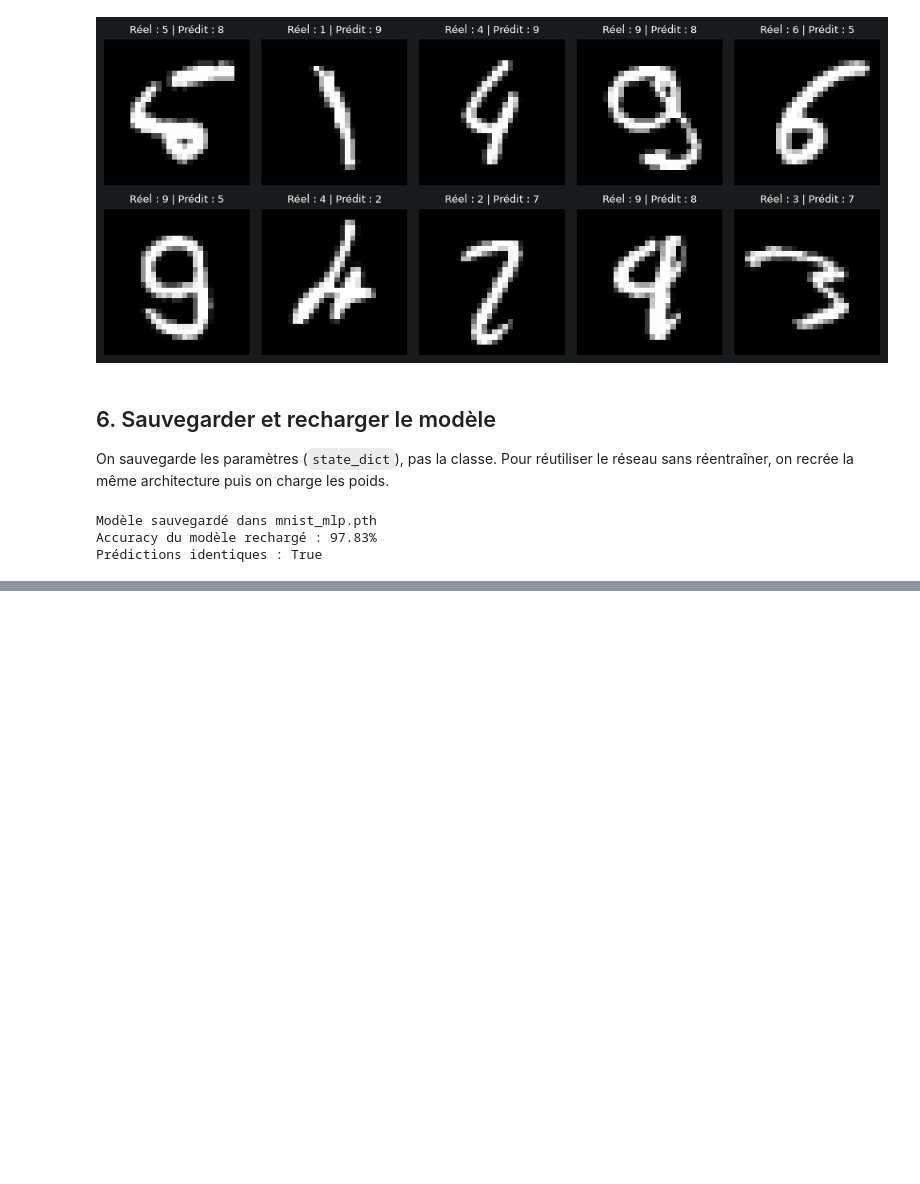
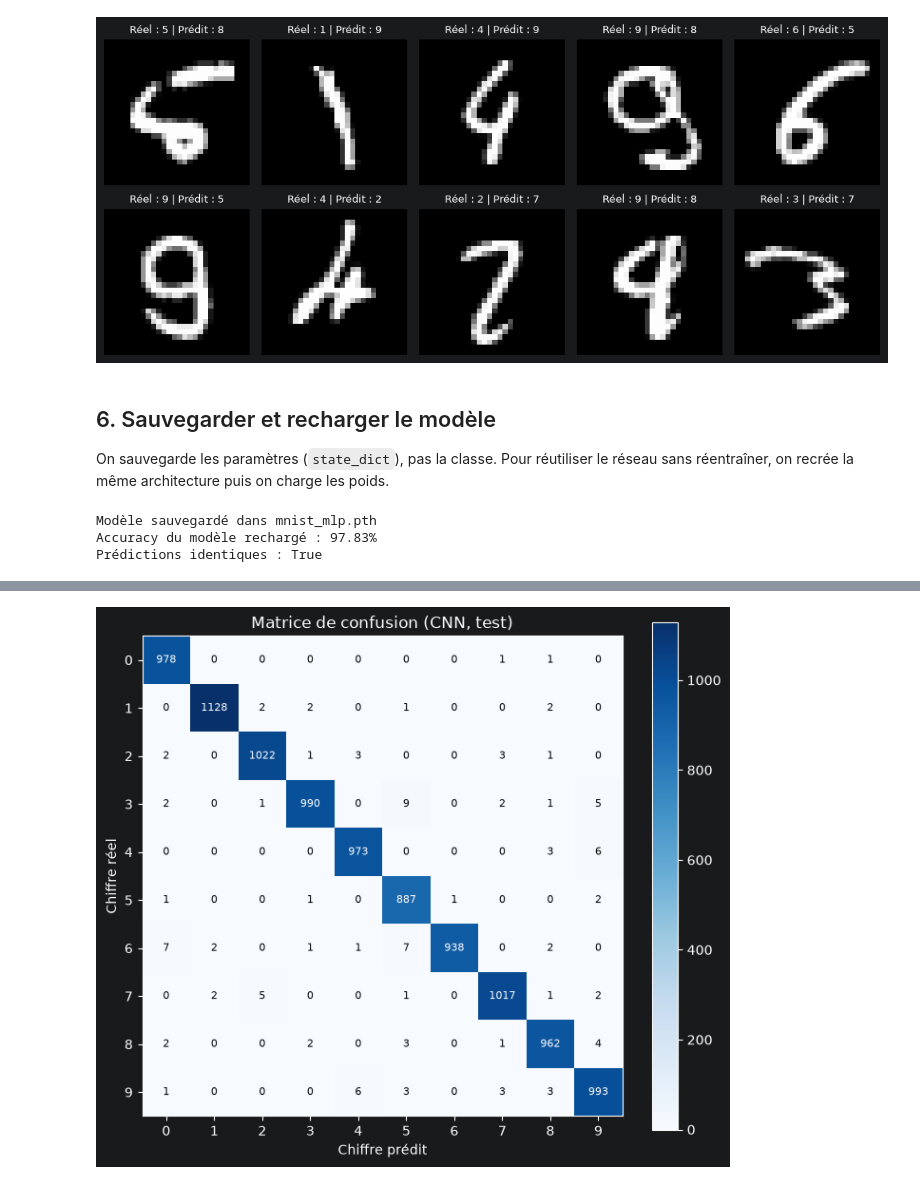
Before and after one commit to MostafaHDfMeR/TP_N1_Mise-en-oeuvre-du-Framework-PyTorch, a Jupyter notebook: TP_N1 - Mise en oeuvre du Framework PyTorch.ipynb, the cells around one changed output, grey strips where cells are left out. Saved outputs shown, nothing was run; the diff lists cells and outputs as text; code cells hidden in the pictures; blank space fills up the shorter version.

```diff
--- a/TP_N1 - Mise en oeuvre du Framework PyTorch.ipynb
+++ b/TP_N1 - Mise en oeuvre du Framework PyTorch.ipynb
@@ -1416,0 +1655,21 @@ Prédictions identiques : True
+# %%
+cm_metric = MulticlassConfusionMatrix(num_classes=10)
+cm_metric.update(preds, y_test)
+cm = cm_metric.compute()
+
+plt.figure(figsize=(7, 6))
+plt.imshow(cm.numpy(), cmap="Blues")
+plt.colorbar()
+seuil = cm.max().item() / 2
+for i in range(10):
+    for j in range(10):
+        plt.text(j, i, int(cm[i, j]), ha="center", va="center", fontsize=8,
+                 color="white" if cm[i, j] > seuil else "black")
+plt.xticks(range(10)); plt.yticks(range(10))
+plt.xlabel("Chiffre prédit")
+plt.ylabel("Chiffre réel")
+plt.title("Matrice de confusion (CNN, test)")
+plt.tight_layout()
+plt.show()
+# %% [output]
+[figure, added]
```
Also changed, not shown: parts of 27 cells of this notebook, 1 other file.
